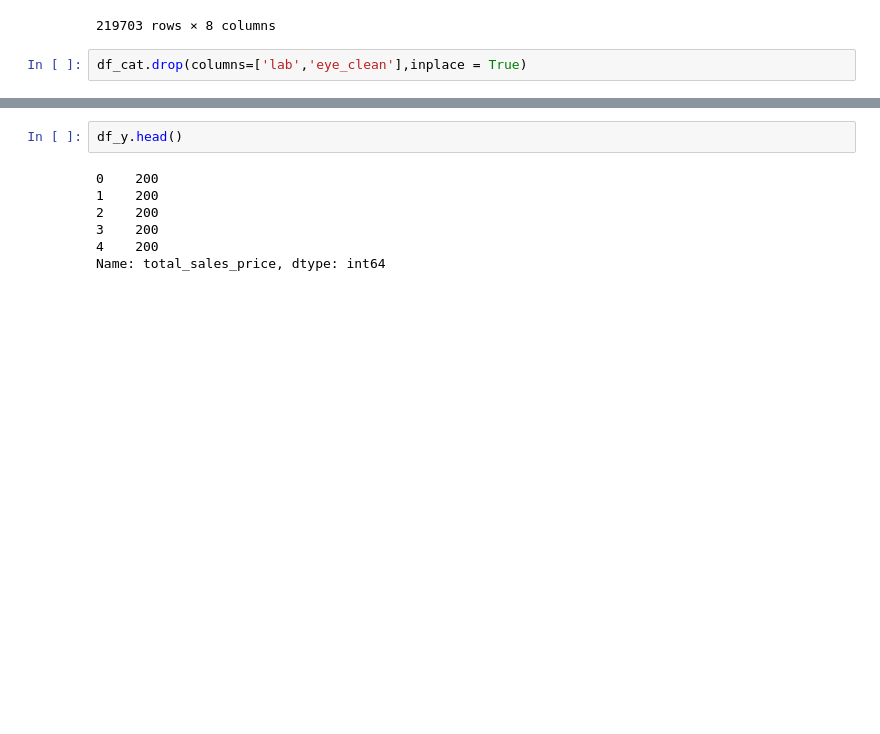
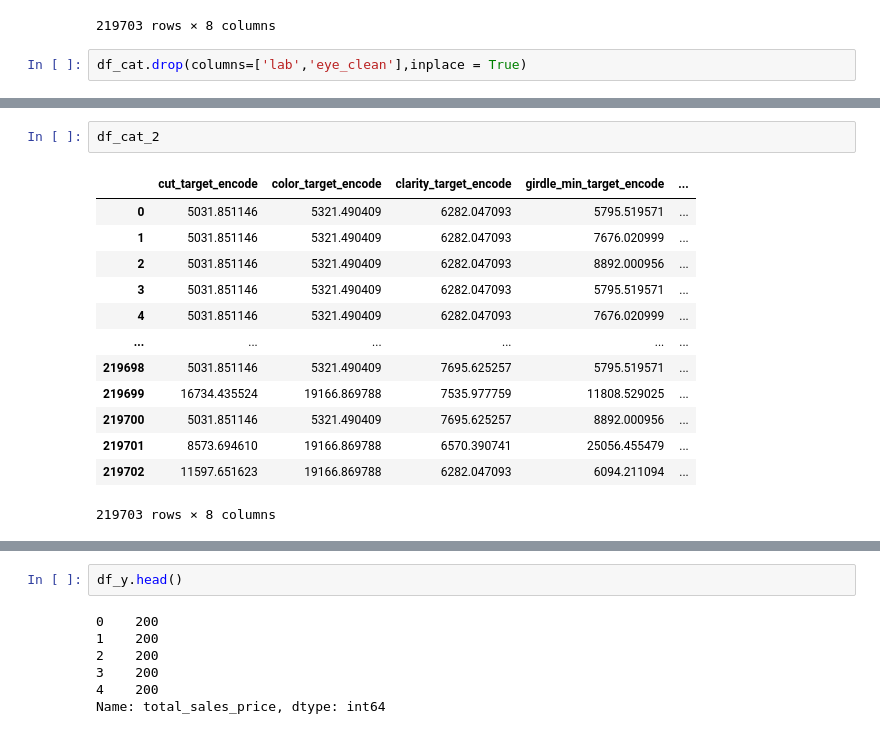
Before and after one commit to ChiragB254/Kaggle-Notebooks, a Jupyter notebook: dimond-price-prediction.ipynb, the cells around one changed output, grey strips where cells are left out. Cells and saved outputs as stored; diff of their text form; blank space fills up the shorter version.

```diff
--- a/dimond-price-prediction.ipynb
+++ b/dimond-price-prediction.ipynb
@@ -726 +762,17 @@ df_cat
+# %%
+df_cat_2
+# %% [output]
+|  | cut_target_encode | color_target_encode | clarity_target_encode | girdle_min_target_encode | ... |
+| 0 | 5031.851146 | 5321.490409 | 6282.047093 | 5795.519571 | ... |
+| 1 | 5031.851146 | 5321.490409 | 6282.047093 | 7676.020999 | ... |
+| 2 | 5031.851146 | 5321.490409 | 6282.047093 | 8892.000956 | ... |
+| 3 | 5031.851146 | 5321.490409 | 6282.047093 | 5795.519571 | ... |
+| 4 | 5031.851146 | 5321.490409 | 6282.047093 | 7676.020999 | ... |
+| ... | ... | ... | ... | ... | ... |
+| 219698 | 5031.851146 | 5321.490409 | 7695.625257 | 5795.519571 | ... |
+| 219699 | 16734.435524 | 19166.869788 | 7535.977759 | 11808.529025 | ... |
+| 219700 | 5031.851146 | 5321.490409 | 7695.625257 | 8892.000956 | ... |
+| 219701 | 8573.694610 | 19166.869788 | 6570.390741 | 25056.455479 | ... |
+| 219702 | 11597.651623 | 19166.869788 | 6282.047093 | 6094.211094 | ... |
+219703 rows × 8 columns
 # %%
```
Also changed, not shown: parts of 11 cells of this notebook.
